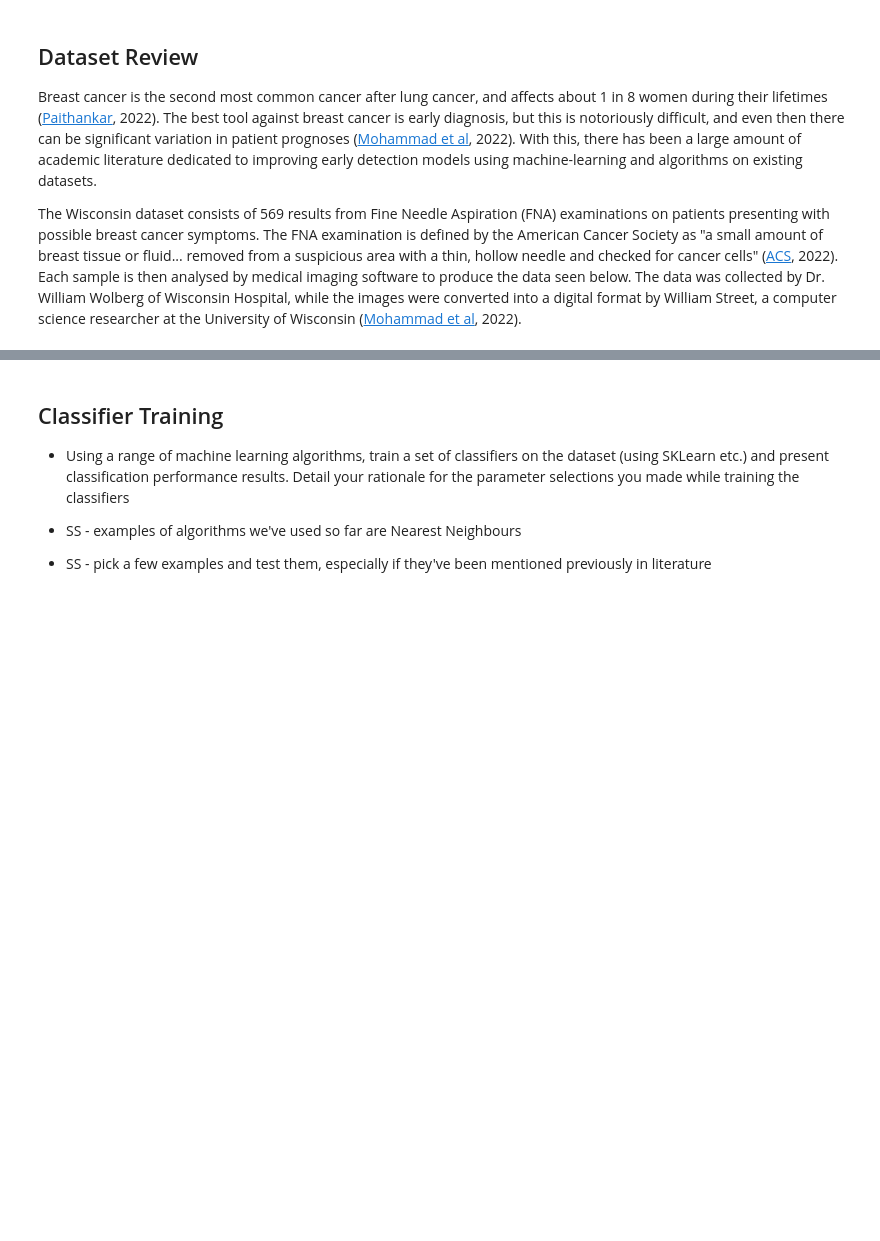
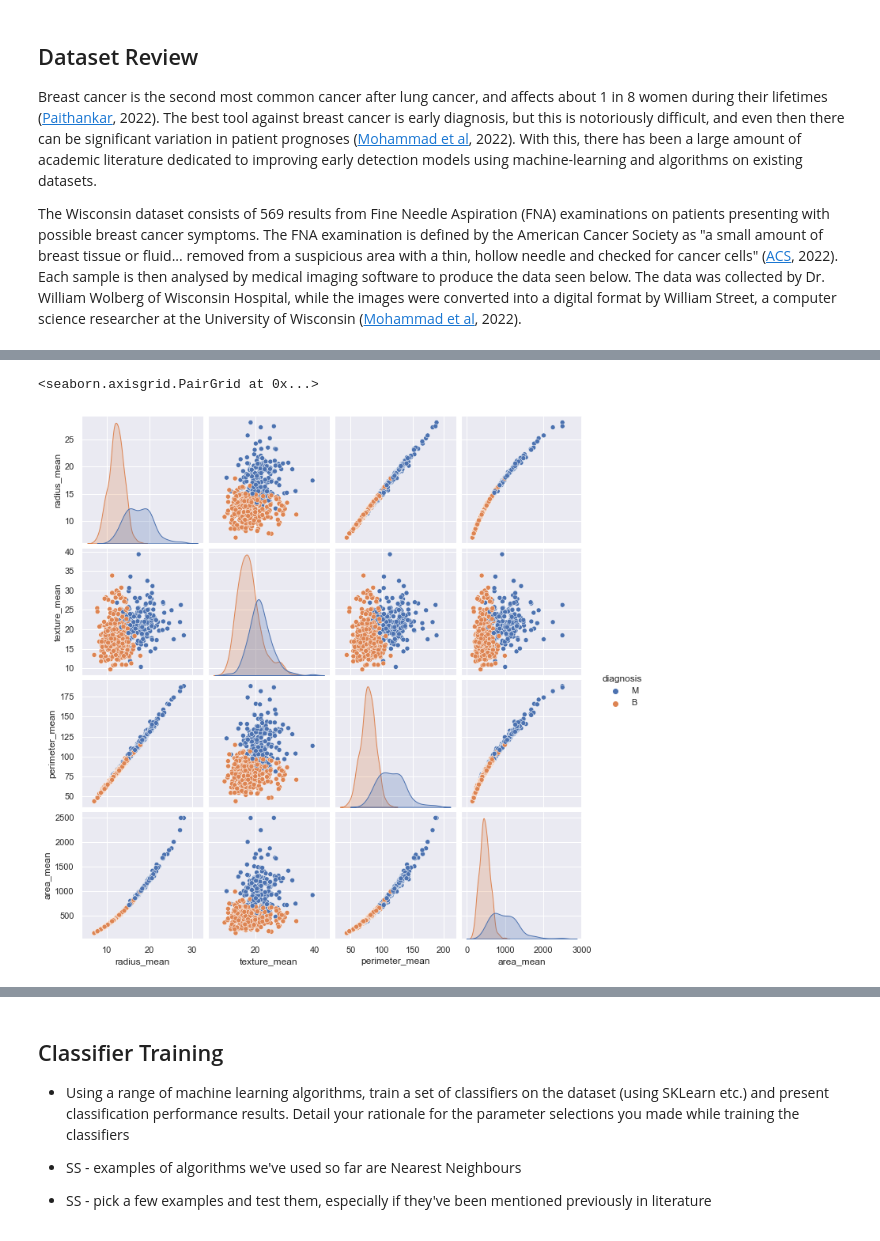
Before and after one commit to kiehozero/atu-progda-assignment-2, a Jupyter notebook: assignment.ipynb, the cells around one changed output, grey strips where cells are left out. Saved outputs shown, nothing was run; the diff lists cells and outputs as text; code cells hidden in the pictures; blank space fills up the shorter version.

```diff
--- a/assignment.ipynb
+++ b/assignment.ipynb
@@ -91,0 +121,5 @@ The above table gives us a cursory glance at summarised values, but does not tel
+# %%
+sns.pairplot(data=spat_means,hue='diagnosis')
+# %% [output]
+<seaborn.axisgrid.PairGrid at 0x...>
+[figure, added]
```
Also changed, not shown: parts of 24 cells of this notebook, 1 other file.
